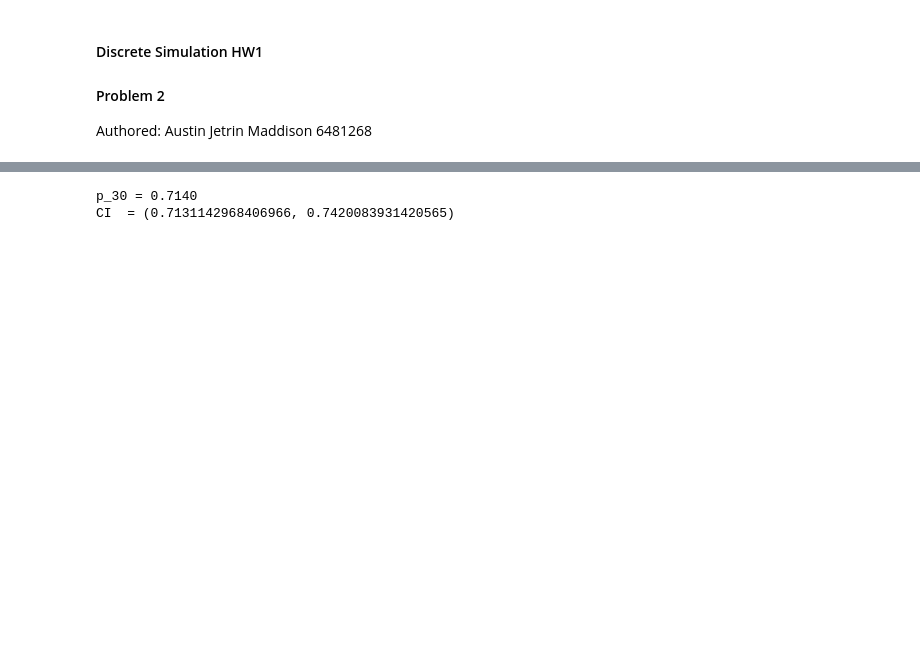
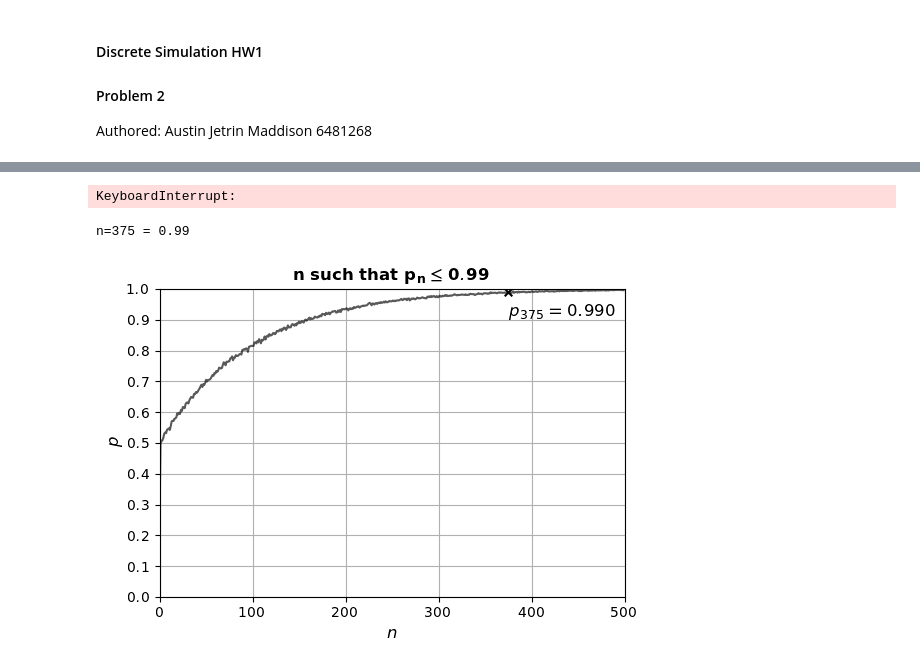
Before and after one commit to AustinMaddison/discrete-simulation, a Jupyter notebook: src/hw1/p2.ipynb, the cells around one changed output, grey strips where cells are left out. Drawn from its saved outputs; the diff is of its cells as text; code cells hidden in the pictures; blank space fills up the shorter version.

```diff
--- a/src/hw1/p2.ipynb
+++ b/src/hw1/p2.ipynb
@@ -59,5 +4,0 @@ c.)
-# %%
-n = 30
-p_n ,ci = run_sim(n, N)
-print(f"p_{n} = {p_n:<10.4f}")
-print(f"CI  = {ci}")
@@ -69,8 +4,0 @@ d.)
-# %%
-n = 30
-p_n ,ci = run_sim(n, N)
-print(f"p_{n} = {p_n:<10.4f}")
-print(f"CI  = {ci}")
-# %% [output]
-p_30 = 0.7140
-CI  = (0.7131142968406966, 0.7420083931420565)
@@ -76,0 +43,28 @@ CI  = (0.7131142968406966, 0.7420083931420565)
+# %%
+N = 100000
+run_sim_vec = np.vectorize(lambda x: run_sim(x, N))
+ns = np.arange(500, dtype=int)
+ps = run_sim_vec(ns)
+# %% [output]
+KeyboardInterrupt:
+# %%
+n = np.argmin(np.abs((np.ones(np.shape(ns)) * 0.99) - ps))
+intersection  = (n, ps[n].item())
+print(f'n={intersection[0]} = {intersection[1]}')
+# %% [output]
+n=375 = 0.99
+# %%
+plt.figure(figsize=(6, 4))
+plt.plot(ns, ps, 'k', alpha=0.65)
+plt.grid()
+plt.scatter(intersection[0], intersection[1], s=30, color='k', marker='x')
+plt.annotate(f"$p_{{{n}}} = {{{intersection[1]:.3f}}} $",(intersection[0], intersection[1]-0.08), fontsize=12)
+plt.yticks(np.arange(0, 1.1, 0.1, dtype=float))
+plt.xlim(0, 500)
+plt.ylim(0.0, 1)
+plt.title("$\\mathbf{ \\textbf{n such that }p_{n} \le 0.99}$", fontsize=12)
+plt.xlabel("$n$", fontsize=12)
+plt.ylabel("$p$", fontsize=12)
+plt.savefig("tex/p2_1.svg")
+# %% [output]
+[figure, added]
```
Also changed, not shown: parts of 16 cells of this notebook, 15 other files.
